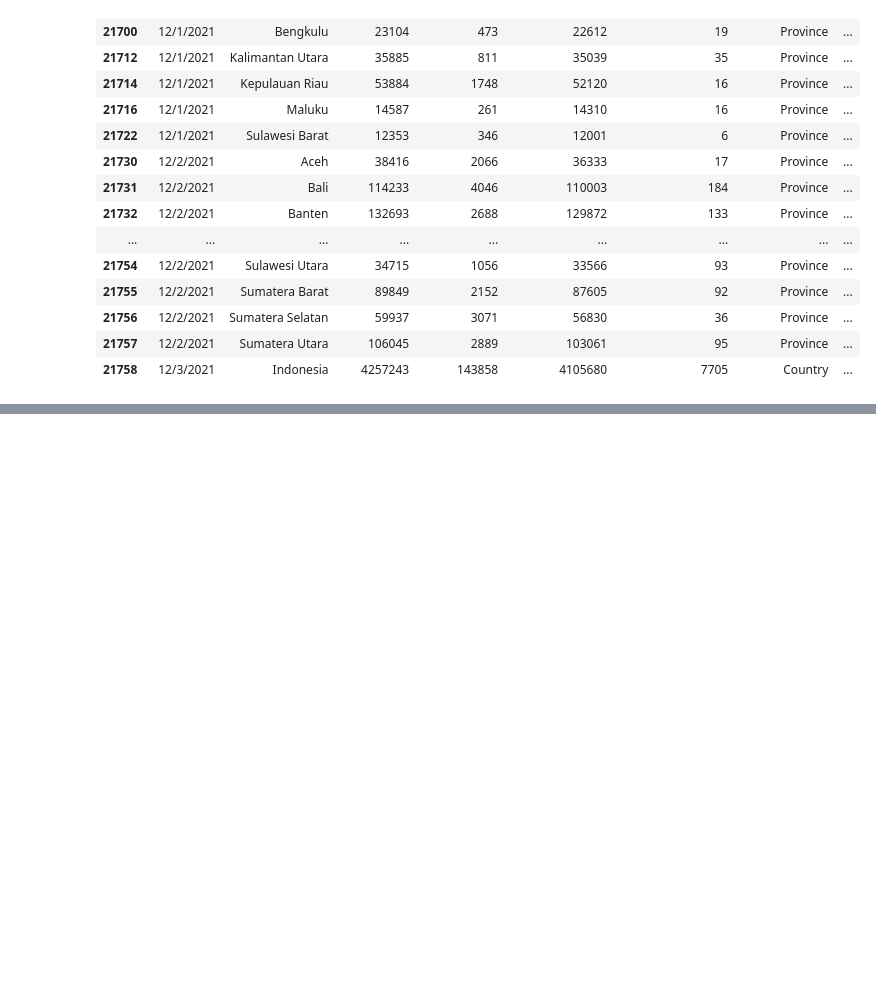
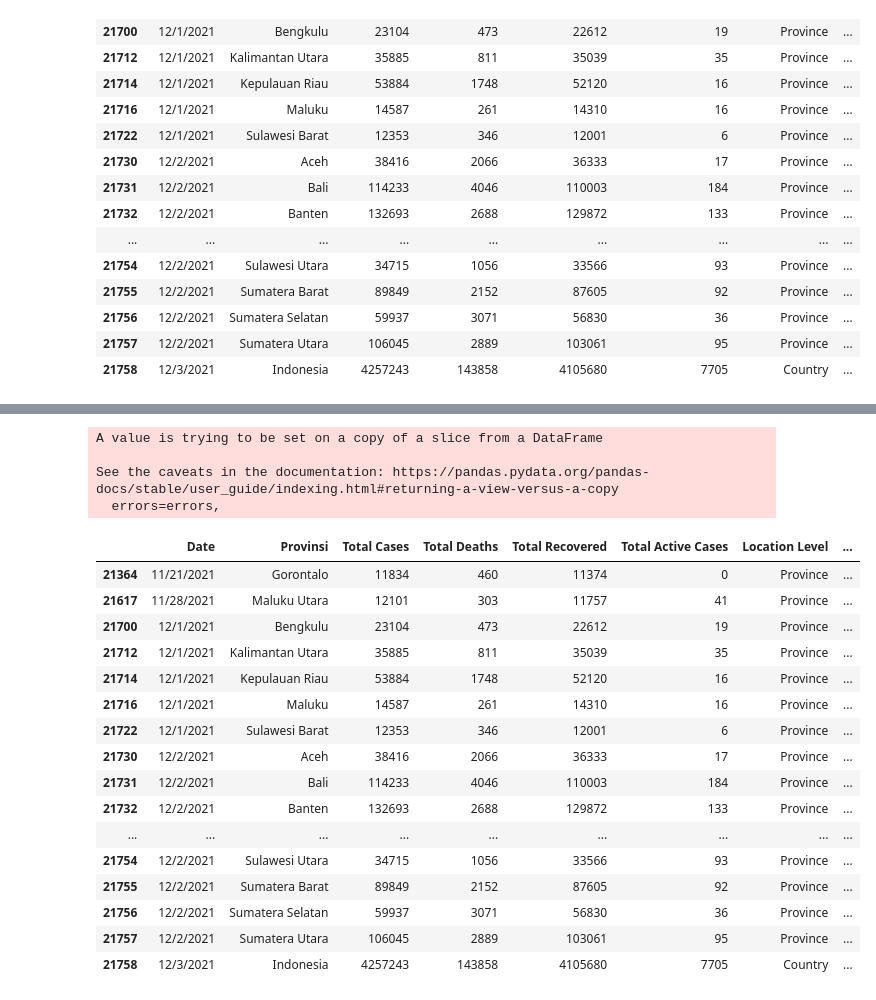
Before and after one commit to azizpambayun/project, a Jupyter notebook: covid_19_analysis_and_visualization_in_Indonesia.ipynb, the cells around one changed output, grey strips where cells are left out. Drawn from its saved outputs; the diff is of its cells as text; code cells hidden in the pictures; blank space fills up the shorter version.

```diff
--- a/covid_19_analysis_and_visualization_in_Indonesia.ipynb
+++ b/covid_19_analysis_and_visualization_in_Indonesia.ipynb
@@ -604,0 +608,25 @@ prov = gpd.read_file('drive/MyDrive/project data/gadm36_IDN_3.shp')
+# %%
+covid_new.rename(columns={'Location':'Provinsi'}, inplace=True)
+covid_new
+# %% [output]
+A value is trying to be set on a copy of a slice from a DataFrame
+
+See the caveats in the documentation: https://pandas.pydata.org/pandas-docs/stable/user_guide/indexing.html#returning-a-view-versus-a-copy
+  errors=errors,
+|  | Date | Provinsi | Total Cases | Total Deaths | Total Recovered | Total Active Cases | Location Level | ... |
+| 21364 | 11/21/2021 | Gorontalo | 11834 | 460 | 11374 | 0 | Province | ... |
+| 21617 | 11/28/2021 | Maluku Utara | 12101 | 303 | 11757 | 41 | Province | ... |
+| 21700 | 12/1/2021 | Bengkulu | 23104 | 473 | 22612 | 19 | Province | ... |
+| 21712 | 12/1/2021 | Kalimantan Utara | 35885 | 811 | 35039 | 35 | Province | ... |
+| 21714 | 12/1/2021 | Kepulauan Riau | 53884 | 1748 | 52120 | 16 | Province | ... |
+| 21716 | 12/1/2021 | Maluku | 14587 | 261 | 14310 | 16 | Province | ... |
+| 21722 | 12/1/2021 | Sulawesi Barat | 12353 | 346 | 12001 | 6 | Province | ... |
+| 21730 | 12/2/2021 | Aceh | 38416 | 2066 | 36333 | 17 | Province | ... |
+| 21731 | 12/2/2021 | Bali | 114233 | 4046 | 110003 | 184 | Province | ... |
+| 21732 | 12/2/2021 | Banten | 132693 | 2688 | 129872 | 133 | Province | ... |
+| ... | ... | ... | ... | ... | ... | ... | ... | ... |
+| 21754 | 12/2/2021 | Sulawesi Utara | 34715 | 1056 | 33566 | 93 | Province | ... |
+| 21755 | 12/2/2021 | Sumatera Barat | 89849 | 2152 | 87605 | 92 | Province | ... |
+| 21756 | 12/2/2021 | Sumatera Selatan | 59937 | 3071 | 56830 | 36 | Province | ... |
+| 21757 | 12/2/2021 | Sumatera Utara | 106045 | 2889 | 103061 | 95 | Province | ... |
+| 21758 | 12/3/2021 | Indonesia | 4257243 | 143858 | 4105680 | 7705 | Country | ... |
```
Also changed, not shown: parts of 7 cells of this notebook.
